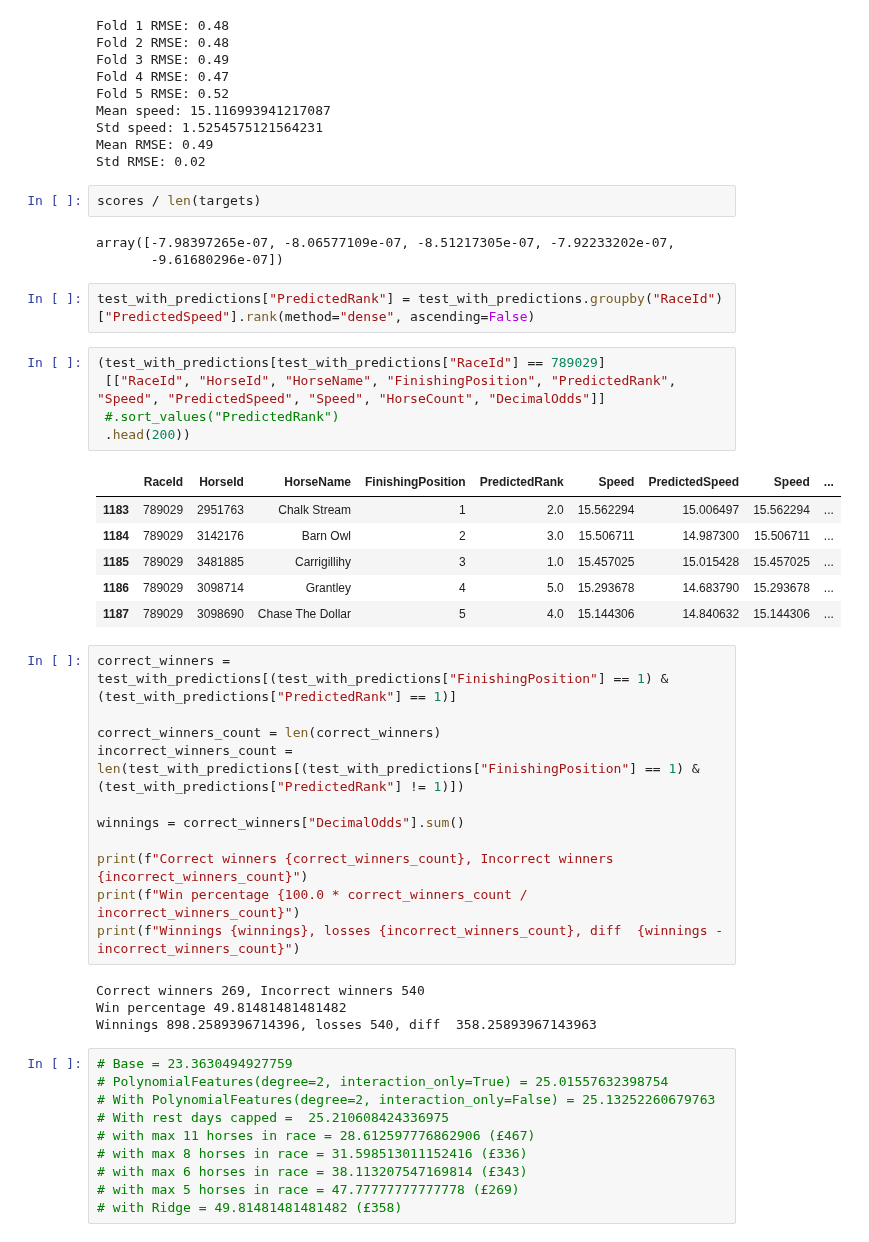
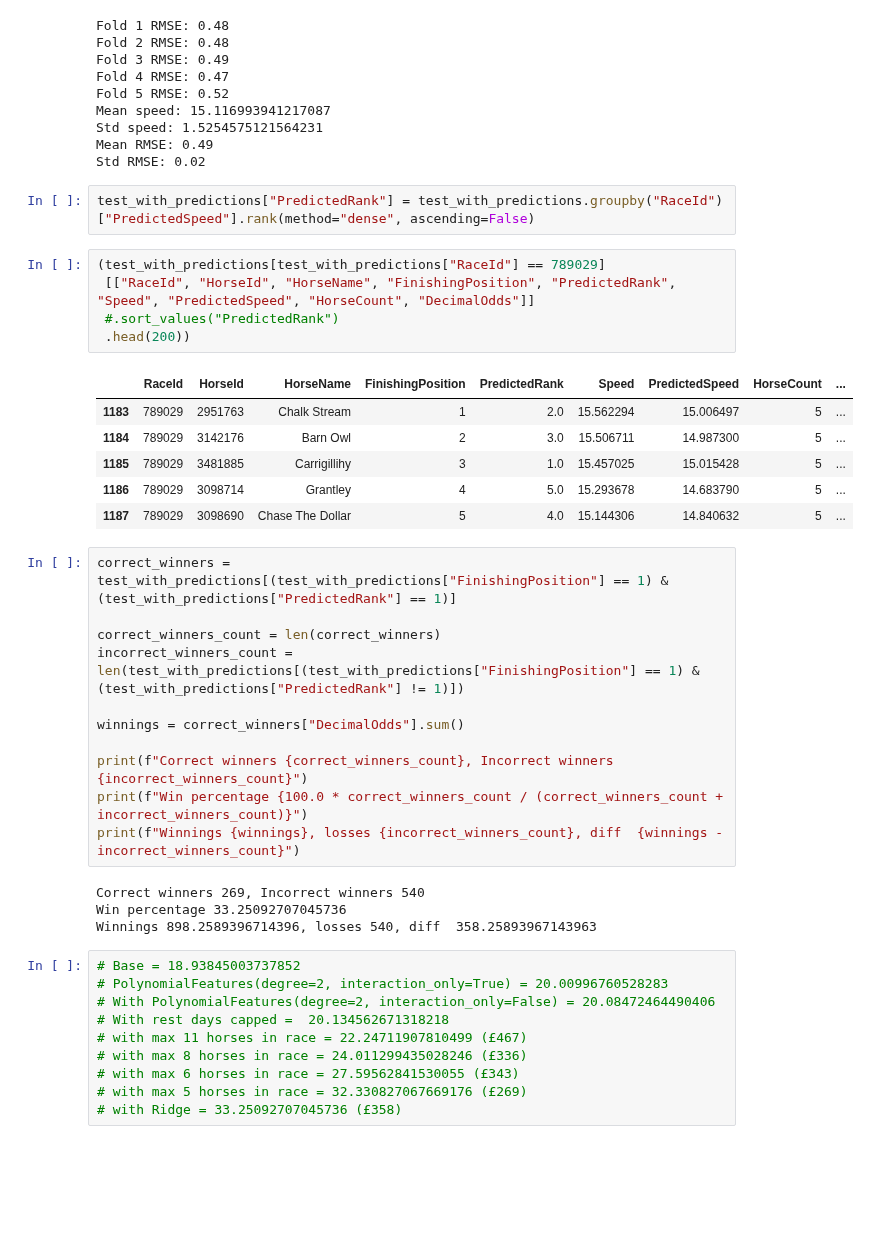
Before and after one commit to LeeSanderson/RacingData, a Jupyter notebook: Data/LinearRegression.ipynb, the cells around one changed output. Drawn from its saved outputs; the diff is of its cells as text; blank space fills up the shorter version.

Commit message:
Correct win percentages

```diff
--- a/Data/LinearRegression.ipynb
+++ b/Data/LinearRegression.ipynb
@@ -189,25 +190,20 @@ Mean speed: 15.116993941217087
 Std speed: 1.5254575121564231
 Mean RMSE: 0.49
 Std RMSE: 0.02
-# %%
-scores / len(targets)
-# %% [output]
-array([-7.98397265e-07, -8.06577109e-07, -8.51217305e-07, -7.92233202e-07,
-       -9.61680296e-07])
 # %%
 test_with_predictions["PredictedRank"] = test_with_predictions.groupby("RaceId")["PredictedSpeed"].rank(method="dense", ascending=False)
 # %%
 (test_with_predictions[test_with_predictions["RaceId"] == 789029]
- [["RaceId", "HorseId", "HorseName", "FinishingPosition", "PredictedRank", "Speed", "PredictedSpeed", "Speed", "HorseCount", "DecimalOdds"]]
+ [["RaceId", "HorseId", "HorseName", "FinishingPosition", "PredictedRank", "Speed", "PredictedSpeed", "HorseCount", "DecimalOdds"]]
  #.sort_values("PredictedRank")
  .head(200))
 # %% [output]
-|  | RaceId | HorseId | HorseName | FinishingPosition | PredictedRank | Speed | PredictedSpeed | Speed | ... |
-| 1183 | 789029 | 2951763 | Chalk Stream | 1 | 2.0 | 15.562294 | 15.006497 | 15.562294 | ... |
-| 1184 | 789029 | 3142176 | Barn Owl | 2 | 3.0 | 15.506711 | 14.987300 | 15.506711 | ... |
-| 1185 | 789029 | 3481885 | Carrigillihy | 3 | 1.0 | 15.457025 | 15.015428 | 15.457025 | ... |
-| 1186 | 789029 | 3098714 | Grantley | 4 | 5.0 | 15.293678 | 14.683790 | 15.293678 | ... |
-| 1187 | 789029 | 3098690 | Chase The Dollar | 5 | 4.0 | 15.144306 | 14.840632 | 15.144306 | ... |
+|  | RaceId | HorseId | HorseName | FinishingPosition | PredictedRank | Speed | PredictedSpeed | HorseCount | ... |
+| 1183 | 789029 | 2951763 | Chalk Stream | 1 | 2.0 | 15.562294 | 15.006497 | 5 | ... |
+| 1184 | 789029 | 3142176 | Barn Owl | 2 | 3.0 | 15.506711 | 14.987300 | 5 | ... |
+| 1185 | 789029 | 3481885 | Carrigillihy | 3 | 1.0 | 15.457025 | 15.015428 | 5 | ... |
+| 1186 | 789029 | 3098714 | Grantley | 4 | 5.0 | 15.293678 | 14.683790 | 5 | ... |
+| 1187 | 789029 | 3098690 | Chase The Dollar | 5 | 4.0 | 15.144306 | 14.840632 | 5 | ... |
 # %%
 correct_winners = test_with_predictions[(test_with_predictions["FinishingPosition"] == 1) & (test_with_predictions["PredictedRank"] == 1)]
 
@@ -217,19 +213,19 @@ incorrect_winners_count = len(test_with_predictions[(test_with_predictions["Fini
 winnings = correct_winners["DecimalOdds"].sum()
 
 print(f"Correct winners {correct_winners_count}, Incorrect winners {incorrect_winners_count}")
-print(f"Win percentage {100.0 * correct_winners_count / incorrect_winners_count}")
+print(f"Win percentage {100.0 * correct_winners_count / (correct_winners_count + incorrect_winners_count)}")
 print(f"Winnings {winnings}, losses {incorrect_winners_count}, diff  {winnings - incorrect_winners_count}")
 # %% [output]
 Correct winners 269, Incorrect winners 540
-Win percentage 49.81481481481482
+Win percentage 33.25092707045736
 Winnings 898.2589396714396, losses 540, diff  358.25893967143963
 # %%
-# Base = 23.3630494927759
-# PolynomialFeatures(degree=2, interaction_only=True) = 25.01557632398754
-# With PolynomialFeatures(degree=2, interaction_only=False) = 25.13252260679763
-# With rest days capped =  25.210608424336975
-# with max 11 horses in race = 28.612597776862906 (£467)
-# with max 8 horses in race = 31.598513011152416 (£336)
-# with max 6 horses in race = 38.113207547169814 (£343)
-# with max 5 horses in race = 47.77777777777778 (£269)
-# with Ridge = 49.81481481481482 (£358)
+# Base = 18.93845003737852
+# PolynomialFeatures(degree=2, interaction_only=True) = 20.00996760528283
+# With PolynomialFeatures(degree=2, interaction_only=False) = 20.08472464490406
+# With rest days capped =  20.134562671318218
+# with max 11 horses in race = 22.24711907810499 (£467)
+# with max 8 horses in race = 24.011299435028246 (£336)
+# with max 6 horses in race = 27.59562841530055 (£343)
+# with max 5 horses in race = 32.330827067669176 (£269)
+# with Ridge = 33.25092707045736 (£358)
```
Also changed, not shown: parts of 1 cell of this notebook.
